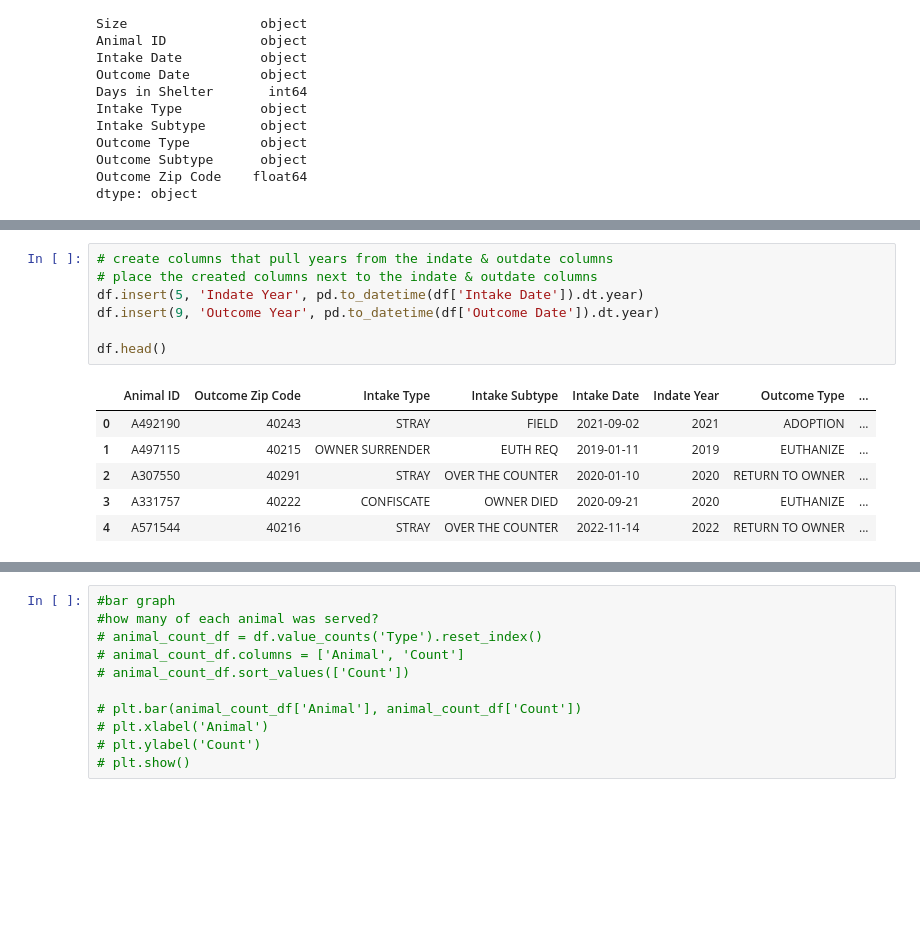
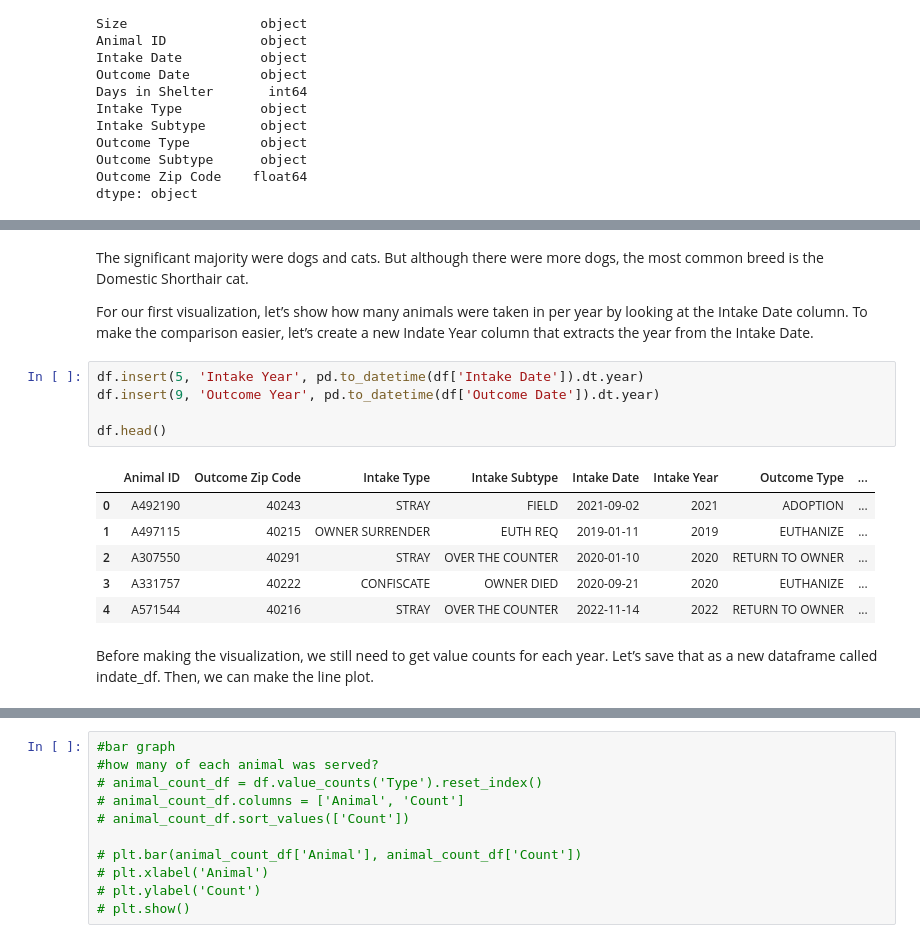
Before and after one commit to jmpurvis0/Capstone-Project, a Jupyter notebook: Animal Data.ipynb, the cells around one changed output, grey strips where cells are left out. Saved outputs shown, nothing was run; the diff lists cells and outputs as text; blank space fills up the shorter version.

```diff
--- a/Animal Data.ipynb
+++ b/Animal Data.ipynb
@@ -231,15 +214,19 @@ Name: count, dtype: int64
+# %% [markdown]
+The significant majority were dogs and cats. But although there were more dogs, the most common breed is the Domestic Shorthair cat.
+
+For our first visualization, let’s show how many animals were taken in per year by looking at the Intake Date column. To make the comparison easier, let’s create a new Indate Year column that extracts the year from the Intake Date.
 # %%
-# create columns that pull years from the indate & outdate columns
-# place the created columns next to the indate & outdate columns
-df.insert(5, 'Indate Year', pd.to_datetime(df['Intake Date']).dt.year)
+df.insert(5, 'Intake Year', pd.to_datetime(df['Intake Date']).dt.year)
 df.insert(9, 'Outcome Year', pd.to_datetime(df['Outcome Date']).dt.year)
 
 df.head()
 # %% [output]
-|  | Animal ID | Outcome Zip Code | Intake Type | Intake Subtype | Intake Date | Indate Year | Outcome Type | ... |
+|  | Animal ID | Outcome Zip Code | Intake Type | Intake Subtype | Intake Date | Intake Year | Outcome Type | ... |
 | 0 | A492190 | 40243 | STRAY | FIELD | 2021-09-02 | 2021 | ADOPTION | ... |
 | 1 | A497115 | 40215 | OWNER SURRENDER | EUTH REQ | 2019-01-11 | 2019 | EUTHANIZE | ... |
 | 2 | A307550 | 40291 | STRAY | OVER THE COUNTER | 2020-01-10 | 2020 | RETURN TO OWNER | ... |
 | 3 | A331757 | 40222 | CONFISCATE | OWNER DIED | 2020-09-21 | 2020 | EUTHANIZE | ... |
 | 4 | A571544 | 40216 | STRAY | OVER THE COUNTER | 2022-11-14 | 2022 | RETURN TO OWNER | ... |
+# %% [markdown]
+Before making the visualization, we still need to get value counts for each year. Let’s save that as a new dataframe called indate_df. Then, we can make the line plot.
 # %%
```
Also changed, not shown: parts of 25 cells of this notebook.
